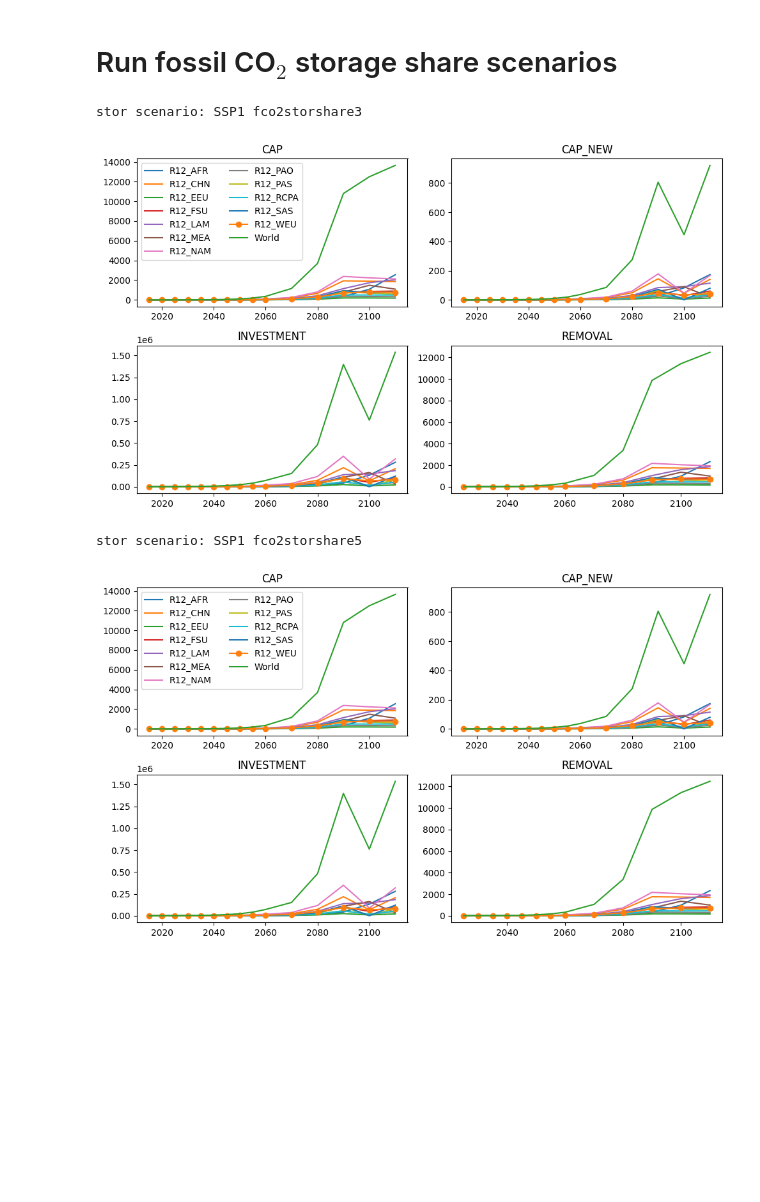
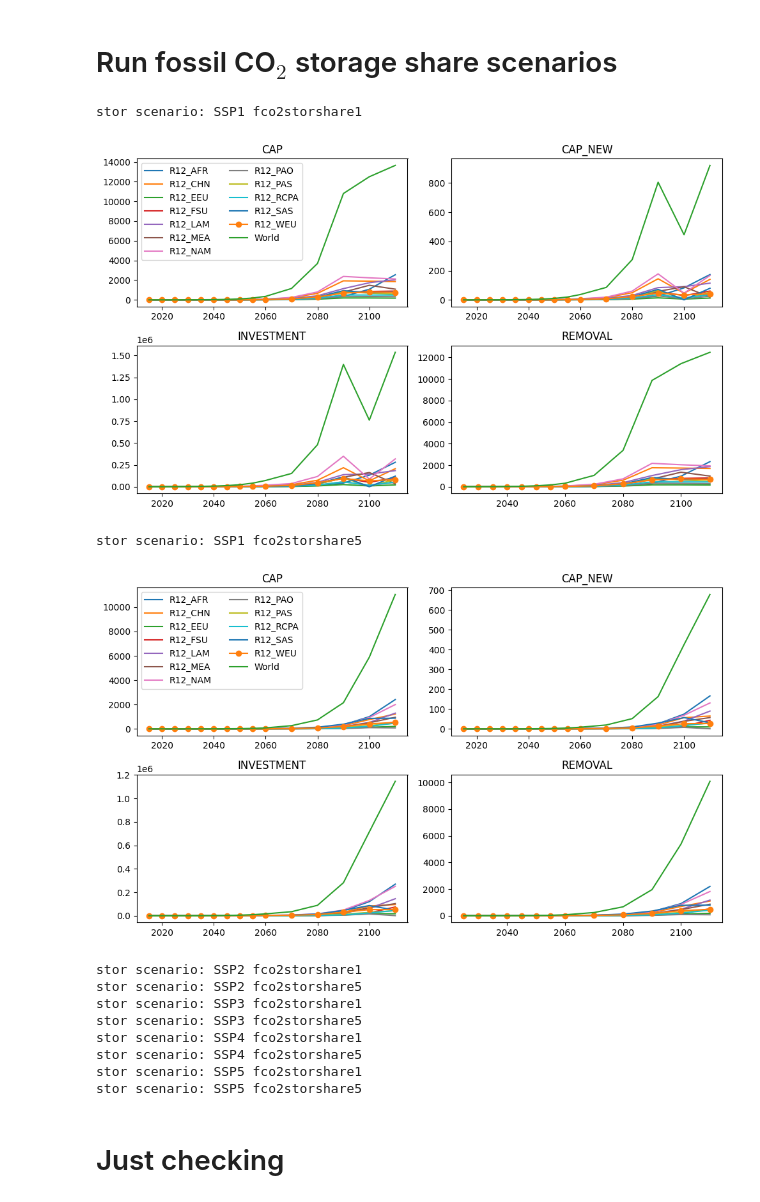
Before and after one commit to ywpratama/message_ix, a Jupyter notebook: tutorial/dac_scenarios/SSPs/[SSP_dev] Single Runner Script - All SSPs - All Scenarios.ipynb, the cells around one changed output. Drawn from its saved outputs; the diff is of its cells as text; code cells hidden in the pictures; blank space fills up the shorter version.

```diff
--- a/tutorial/dac_scenarios/SSPs/[SSP_dev] Single Runner Script - All SSPs - All Scenarios.ipynb
+++ b/tutorial/dac_scenarios/SSPs/[SSP_dev] Single Runner Script - All SSPs - All Scenarios.ipynb
@@ -52,14 +52,14 @@ def plotvars(scenario):
 # %%
 # SSPs and scenarios lists
 ssps = ["SSP1","SSP2","SSP3","SSP4","SSP5"]
-ssps = ["SSP1"]
+#ssps = ["SSP1"]
 # Parameters for CO2 injection rate scenarios
 co2rates = {
     "co2rate1": 0.2,
 #    "co2rate2": 0.4,
-    "co2rate3": 0.6,
+#    "co2rate3": 0.6,
 #    "co2rate4": 0.8,
-#    "co2rate5": 1.0,
+    "co2rate5": 1.0,
         }
 max_rate = 20000
 
@@ -67,24 +67,24 @@ max_rate = 20000
 mpens = {
     "mpen1": 0.050,
 #    "mpen2": 0.075,
-    "mpen3": 0.100,
+#    "mpen3": 0.100,
 #    "mpen4": 0.125,
-#    "mpen5": 0.150,
+    "mpen5": 0.150,
         }
 
 # Parameters for CO2 storage availability scenarios
 stors = {
     "stor1": 0.2,
 #    "stor2": 0.4,
-    "stor3": 0.6,
+#    "stor3": 0.6,
 #    "stor4": 0.8,
-#    "stor5": 1.0,
+    "stor5": 1.0,
         }
 
 fco2storshares = {
-#    "fco2storshare1": 1.00, # max
+    "fco2storshare1": 1.00, # max
 #    "fco2storshare2": 0.75, # max
-    "fco2storshare3": 0.50, # max
+#    "fco2storshare3": 0.50, # max
 #    "fco2storshare4": 0.50, # min
     "fco2storshare5": 0.75, # min
 }
@@ -543,7 +561,8 @@ for ssp in ssps:
         # SETUP TECHNOLOGY AND RELATIONS TO TRACK CUMULATIVE STORAGE
         ## adding set and dummy technologies
         dacstor_scen.add_set("technology","co2_storcumulative")
-        dacstor_scen.add_set("relation","co2_storcum")
+        for mode in modes:
+            dacstor_scen.add_set("relation",f"co2_storcum_{mode}")
 
 
         ## create relation activity
@@ -553,7 +572,7 @@ for ssp in ssps:
                 for yr in years:
                     ya = [y for y in years if y <= yr]
                     relact_co2stor = make_df("relation_activity",
-                                relation="co2_storcum",
+                                relation=f"co2_storcum_{mode}",
                                 node_rel=node,
                                 year_rel=yr,
                                 node_loc=node,
@@ -565,7 +584,7 @@ for ssp in ssps:
                            )
 
                     relact_co2storcumulative = make_df("relation_activity",
-                                relation="co2_storcum",
+                                relation=f"co2_storcum_{mode}",
                                 node_rel=node,
                                 year_rel=yr,
                                 node_loc=node,
@@ -581,14 +600,15 @@ for ssp in ssps:
         ## create relation bounds
         list_rel_eq = []
         for node in nodes:
-            rel_eq = make_df("relation_upper",
-                    relation = "co2_storcum",
-                    node_rel = node,
-                    year_rel = years,
-                    value = 0,
-                    unit = "-"
-                   )
-            list_rel_eq += [rel_eq]
+            for mode in modes:
+                rel_eq = make_df("relation_upper",
+                        relation = f"co2_storcum_{mode}",
+                        node_rel = node,
+                        year_rel = years,
+                        value = 0,
+                        unit = "-"
+                       )
+                list_rel_eq += [rel_eq]
         df_rel_eq = pd.concat(list_rel_eq)
 
         ## adding parameters
@@ -628,32 +648,42 @@ for ssp in ssps:
                     technology = "co2_storcumulative",
                     mode = "M1",
                     year_act = 2100,
                     time = "year",
                     value = val,
                     unit = "-"
                 )
                 list_mode_los += [mode_lo]
             df_mode_los = pd.concat(list_mode_los)
             dacstor_scen.add_par("share_mode_lo", df_mode_los)
 
 
         # Commit and prepare to run
         dacstor_scen.commit(comment=f"{ssp}_dev 1000f with DAC {key} scenario")
         dacstor_scen.set_as_default()
 
         dacstor_scen.solve(solve_options={'scaind': '1'})
         # dacstor_scen.var("OBJ")["lvl"]
 
         # Get Report
         print("stor scenario:", ssp, key)
         if ssp == "SSP1":
             scenariotec = ['dac_lt','dac_ht']
             scenario_report = get_report(dacstor_scen,scenariotec)
 
 # CLOSE CONNECTION
 mp.close_db()
 # %% [output]
-stor scenario: SSP1 fco2storshare3
+stor scenario: SSP1 fco2storshare1
 [figure]
 stor scenario: SSP1 fco2storshare5
-[figure, old version]
+[figure, new version]
+stor scenario: SSP2 fco2storshare1
+stor scenario: SSP2 fco2storshare5
+stor scenario: SSP3 fco2storshare1
+stor scenario: SSP3 fco2storshare5
+stor scenario: SSP4 fco2storshare1
+stor scenario: SSP4 fco2storshare5
+stor scenario: SSP5 fco2storshare1
+stor scenario: SSP5 fco2storshare5
+# %% [markdown]
+# Just checking
```
Also changed, not shown: parts of 6 cells of this notebook, 4 other files.
